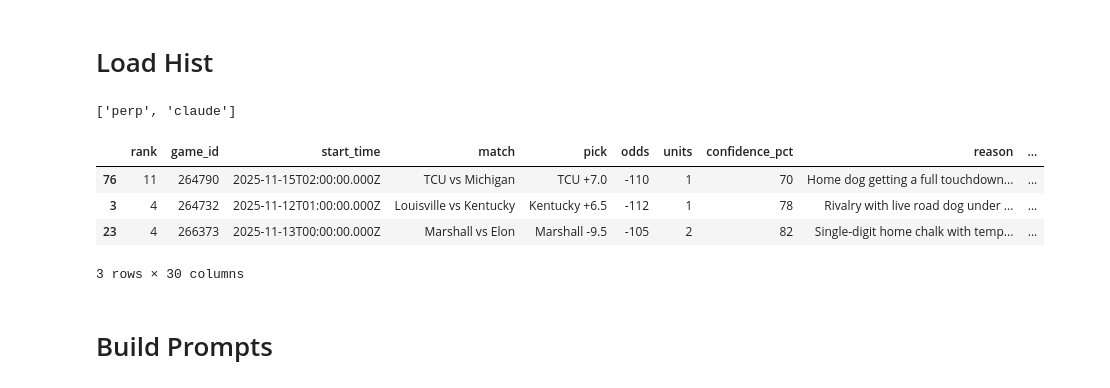
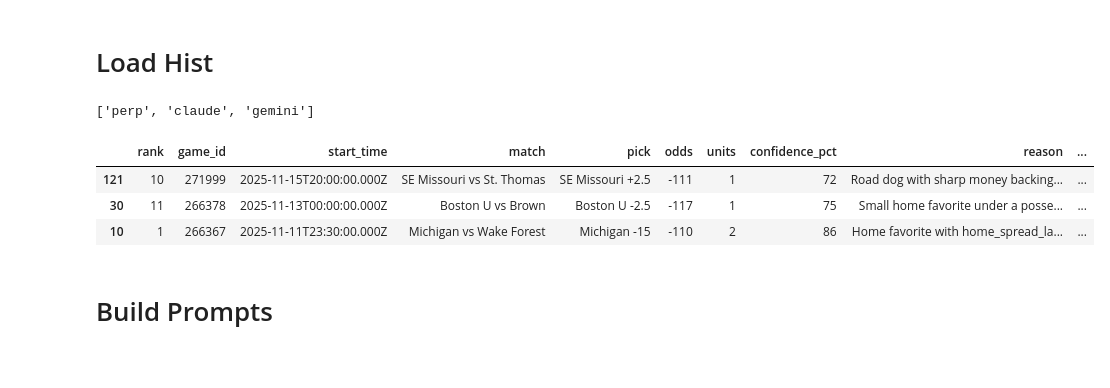
Before and after one commit to aaroncolesmith/llm_betting_model, a Jupyter notebook: scripts/ncaab.ipynb, the cells around one changed output. Cells and saved outputs as stored; diff of their text form; code cells hidden in the pictures.

```diff
--- a/scripts/ncaab.ipynb
+++ b/scripts/ncaab.ipynb
@@ -479,17 +492,16 @@ def process_results(model_name: str, picks_dir: Path, results_csv_path: Path):
 # %% [markdown]
 # Load Hist
 # %%
-df_hist = pd.read_csv('../data/ncaab_bet_picks.csv')
+df_hist = pd.read_csv('./data/ncaab_bet_picks.csv')
 model_list = df_hist['model'].unique().tolist()
 print(model_list)
 display(df_hist.sample(3))
 # %% [output]
-['perp', 'claude']
+['perp', 'claude', 'gemini']
 |  | rank | game_id | start_time | match | pick | odds | units | confidence_pct | reason | ... |
-| 76 | 11 | 264790 | 2025-11-15T02:00:00.000Z | TCU vs Michigan | TCU +7.0 | -110 | 1 | 70 | Home dog getting a full touchdown... | ... |
-| 3 | 4 | 264732 | 2025-11-12T01:00:00.000Z | Louisville vs Kentucky | Kentucky +6.5 | -112 | 1 | 78 | Rivalry with live road dog under ... | ... |
-| 23 | 4 | 266373 | 2025-11-13T00:00:00.000Z | Marshall vs Elon | Marshall -9.5 | -105 | 2 | 82 | Single-digit home chalk with temp... | ... |
+| 121 | 10 | 271999 | 2025-11-15T20:00:00.000Z | SE Missouri vs St. Thomas | SE Missouri +2.5 | -111 | 1 | 72 | Road dog with sharp money backing... | ... |
+| 30 | 11 | 266378 | 2025-11-13T00:00:00.000Z | Boston U vs Brown | Boston U -2.5 | -117 | 1 | 75 | Small home favorite under a posse... | ... |
+| 10 | 1 | 266367 | 2025-11-11T23:30:00.000Z | Michigan vs Wake Forest | Michigan -15 | -110 | 2 | 86 | Home favorite with home_spread_la... | ... |
-3 rows × 30 columns
 # %% [markdown]
 # Build Prompts
 # %%
```
Also changed, not shown: parts of 6 cells of this notebook, 5 other files.
